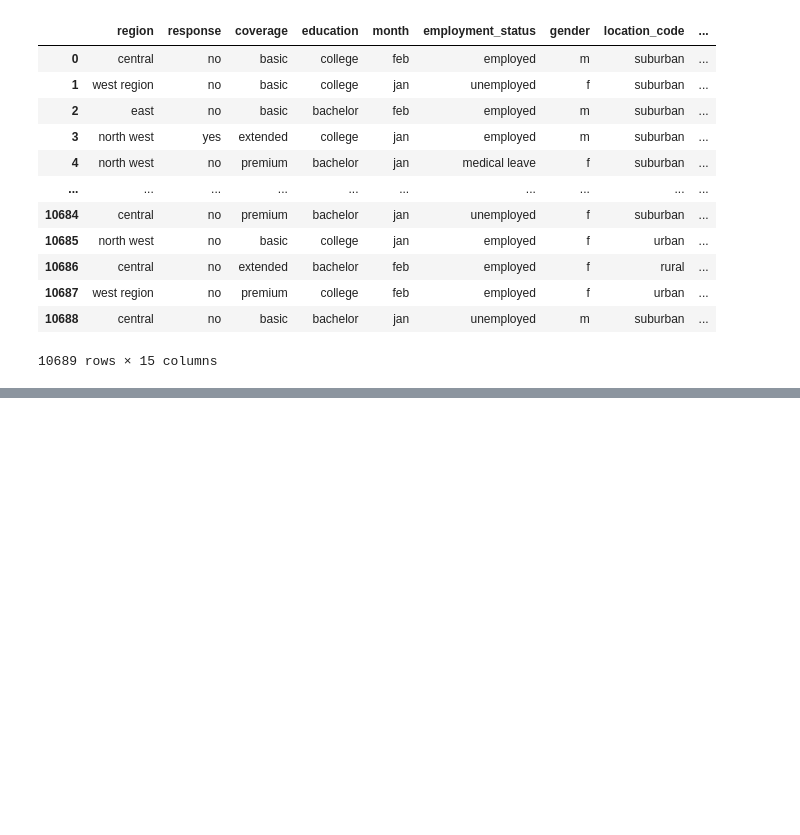
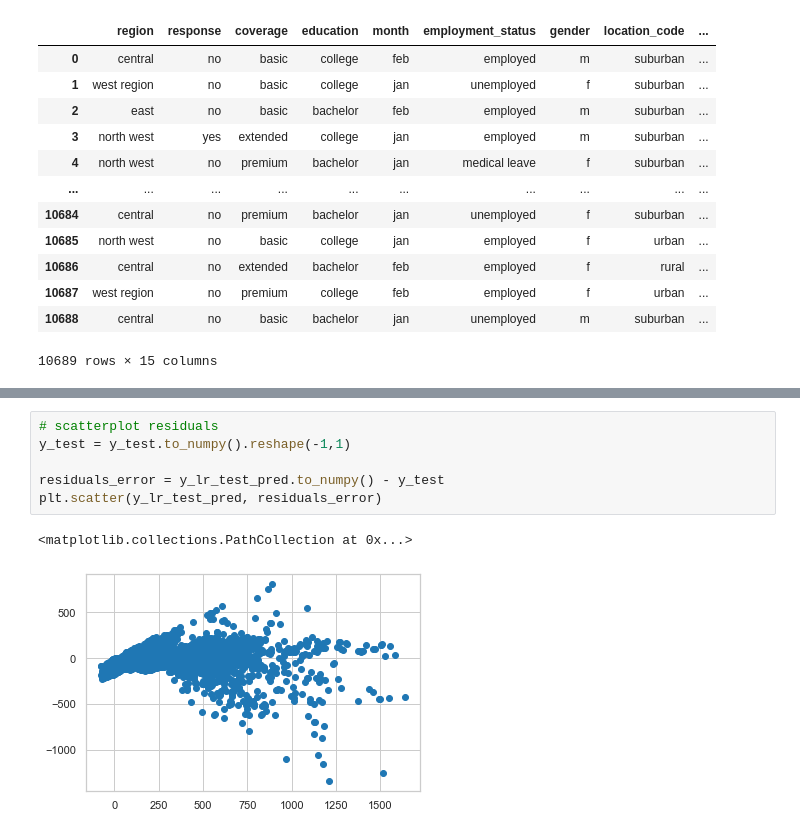
Before and after one commit to marsango16/IronEvans, a Jupyter notebook: WEEK4_Day3_Intro_To_Pandas_Healthcare For_All_Modeling.ipynb, the cells around one changed output, grey strips where cells are left out. Saved outputs shown, nothing was run; the diff lists cells and outputs as text; blank space fills up the shorter version.

```diff
--- a/WEEK4_Day3_Intro_To_Pandas_Healthcare For_All_Modeling.ipynb
+++ b/WEEK4_Day3_Intro_To_Pandas_Healthcare For_All_Modeling.ipynb
@@ -569,0 +764,9 @@ nominal
+# %%
+# scatterplot residuals
+y_test = y_test.to_numpy().reshape(-1,1)
+
+residuals_error = y_lr_test_pred.to_numpy() - y_test
+plt.scatter(y_lr_test_pred, residuals_error)
+# %% [output]
+<matplotlib.collections.PathCollection at 0x...>
+[figure, added]
```
Also changed, not shown: parts of 25 cells of this notebook.
